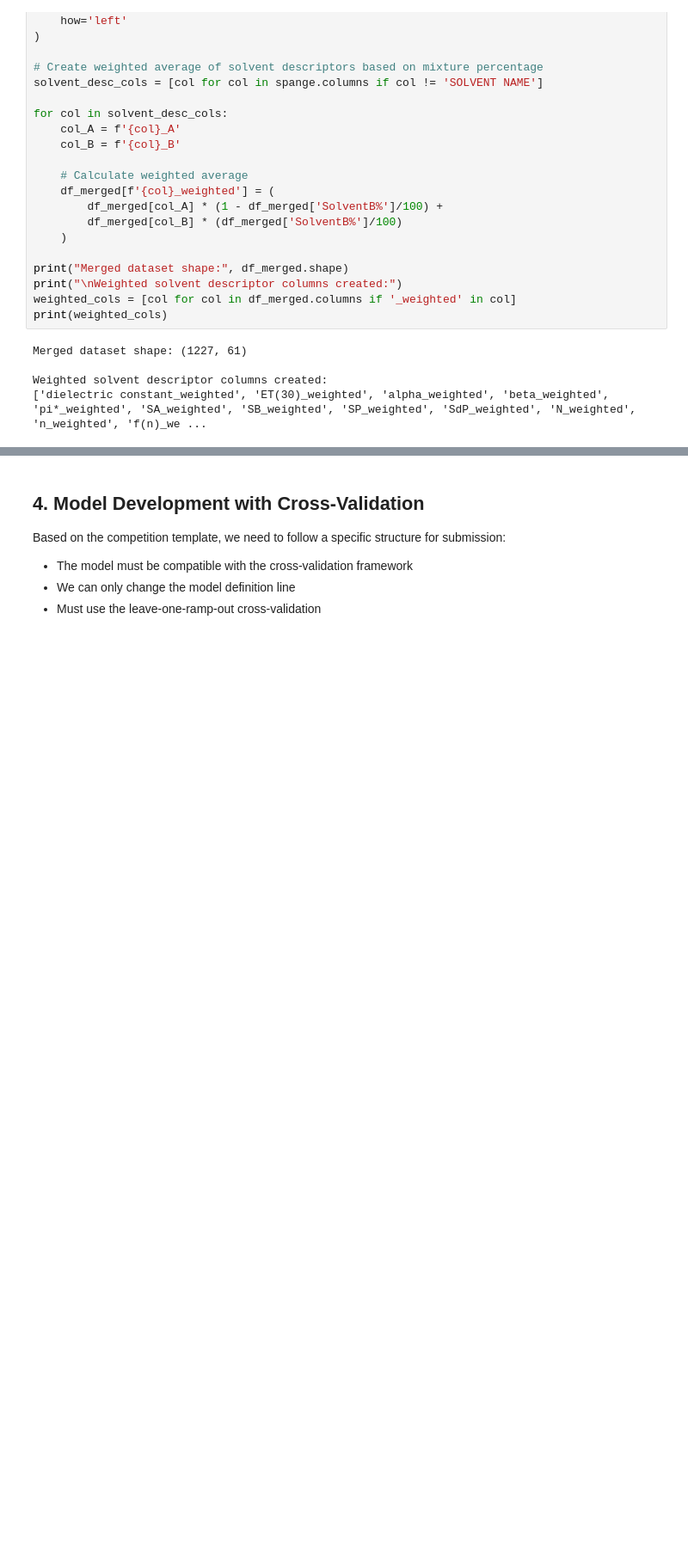
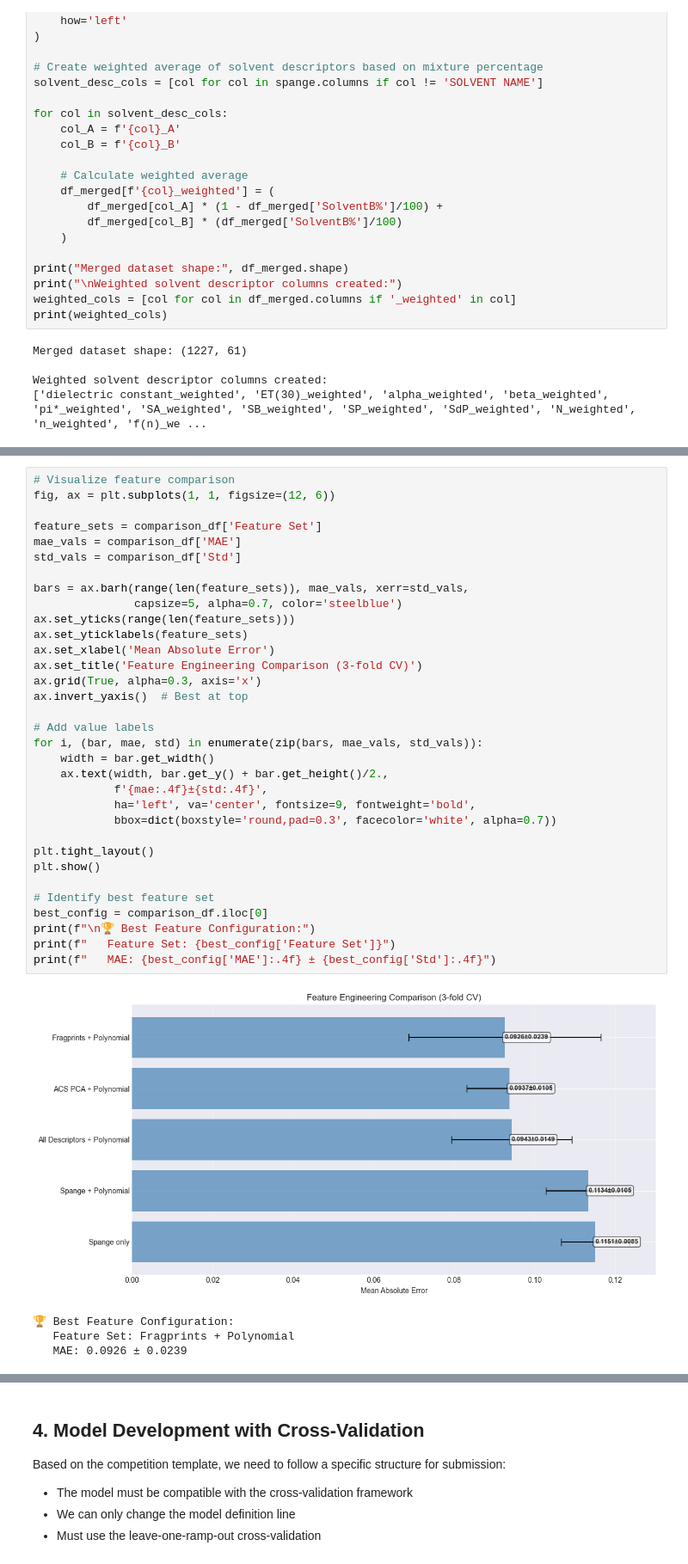
Before and after one commit to amitkumargope/Amit-s_Kaggle_competitions-_2025, a Jupyter notebook: Catechol Benchmark Hackathon (NeurIPS 2025 DnB)/Catechol Benchmark Hackathon (NeurIPS 2025 DnB).ipynb, the cells around one changed output, grey strips where cells are left out. Shown at 86% size. Saved outputs shown, nothing was run; the diff lists cells and outputs as text; blank space fills up the shorter version.

```diff
--- a/Catechol Benchmark Hackathon (NeurIPS 2025 DnB)/Catechol Benchmark Hackathon (NeurIPS 2025 DnB).ipynb
+++ b/Catechol Benchmark Hackathon (NeurIPS 2025 DnB)/Catechol Benchmark Hackathon (NeurIPS 2025 DnB).ipynb
@@ -246,0 +350,38 @@ Weighted solvent descriptor columns created:
+# %%
+# Visualize feature comparison
+fig, ax = plt.subplots(1, 1, figsize=(12, 6))
+
+feature_sets = comparison_df['Feature Set']
+mae_vals = comparison_df['MAE']
+std_vals = comparison_df['Std']
+
+bars = ax.barh(range(len(feature_sets)), mae_vals, xerr=std_vals,
+               capsize=5, alpha=0.7, color='steelblue')
+ax.set_yticks(range(len(feature_sets)))
+ax.set_yticklabels(feature_sets)
+ax.set_xlabel('Mean Absolute Error')
+ax.set_title('Feature Engineering Comparison (3-fold CV)')
+ax.grid(True, alpha=0.3, axis='x')
+ax.invert_yaxis()  # Best at top
+
+# Add value labels
+for i, (bar, mae, std) in enumerate(zip(bars, mae_vals, std_vals)):
+    width = bar.get_width()
+    ax.text(width, bar.get_y() + bar.get_height()/2.,
+            f'{mae:.4f}±{std:.4f}',
+            ha='left', va='center', fontsize=9, fontweight='bold',
+            bbox=dict(boxstyle='round,pad=0.3', facecolor='white', alpha=0.7))
+
+plt.tight_layout()
+plt.show()
+
+# Identify best feature set
+best_config = comparison_df.iloc[0]
+print(f"\n🏆 Best Feature Configuration:")
+print(f"   Feature Set: {best_config['Feature Set']}")
+print(f"   MAE: {best_config['MAE']:.4f} ± {best_config['Std']:.4f}")
+# %% [output]
+[figure, added]
+🏆 Best Feature Configuration:
+   Feature Set: Fragprints + Polynomial
+   MAE: 0.0926 ± 0.0239
```
Also changed, not shown: parts of 21 cells of this notebook.
